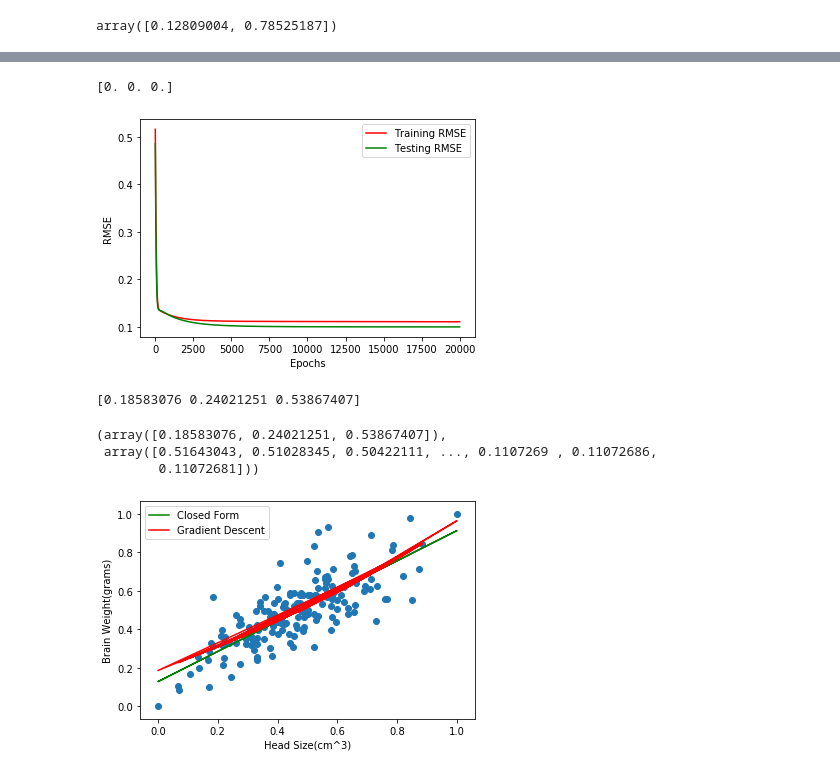
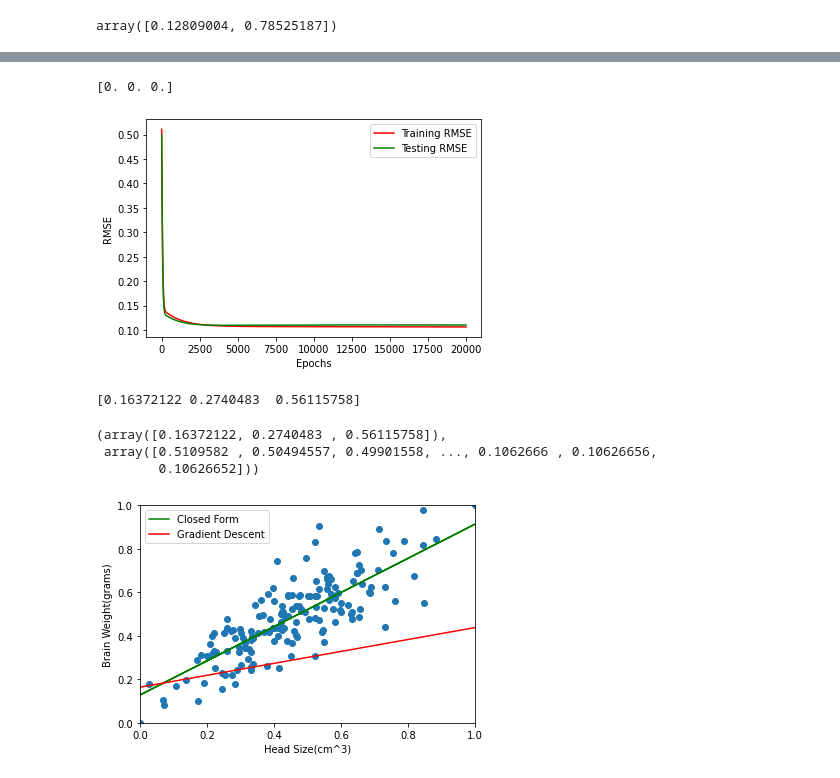
Before and after one commit to himansingh241/Sem6, a Jupyter notebook: ml/ridgeRegression.ipynb, the cells around one changed output, grey strips where cells are left out. Saved outputs shown, nothing was run; the diff lists cells and outputs as text; code cells hidden in the pictures.

```diff
--- a/ml/ridgeRegression.ipynb
+++ b/ml/ridgeRegression.ipynb
@@ -90,7 +52,8 @@ def gradientDescent(X_train, X_test, y_train, y_test, alpha, epochs, lmb):
     it = np.arange(epochs)
     for i in range(epochs):
         pred = np.dot(X_train, theta)
-        theta = theta - (1 / m) * alpha * ((X_train.T@(pred - y_train)) + (lmb * np.square(theta)))
+        theta[1:] = theta[1:] - (1 / m) * alpha * ((X_train[:, 1:].T@(pred - y_train)) + (lmb * theta[1:]))
+        theta[0] = theta[0] - (1 / m) * alpha * ((X_train[:, 0].T@(pred - y_train)))
         rmse_train[i] = cost_func(theta, X_train, y_train)
         rmse_test[i] = cost_func(theta, X_test, y_test)
     plt.plot(it, rmse_train, c='red', label='Training RMSE')
@@ -105,38 +68,33 @@ def gradientDescent(X_train, X_test, y_train, y_test, alpha, epochs, lmb):
 theta, rmse_train, rmse_test = gradientDescent(X_train, X_test, y_train, y_test, 0.01, 20000, 0)
 # %% [output]
 [0. 0. 0.]
-[figure, old version]
+[figure, new version]
-[0.18583076 0.24021251 0.53867407]
+[0.16372122 0.2740483  0.56115758]
 # %%
 theta, rmse_train
 # %% [output]
-(array([0.18583076, 0.24021251, 0.53867407]),
- array([0.51643043, 0.51028345, 0.50422111, ..., 0.1107269 , 0.11072686,
-        0.11072681]))
+(array([0.16372122, 0.2740483 , 0.56115758]),
+ array([0.5109582 , 0.50494557, 0.49901558, ..., 0.1062666 , 0.10626656,
+        0.10626652]))
 # %%
-X_train1 = X_train[:, -1]
-y_pred1 = theta1[0] + theta1[1] * X_train1
-y_pred = X_train @ theta
-
-# max_y_pred = np.max(y_pred) + 100
-# min_y_pred = np.min(y_pred) - 100
-# y_pred = np.linspace(min_y_pred, max_y_pred, 1000)
+max_x = np.max(X_train[:, 1]) + 100
+min_x = np.min(X_train[:, 1]) - 100
+X_train1 = np.linspace(min_x, max_x, 1000)
 
 X_train = X_train[:, -1]
+y_pred1 = theta1[0] + theta1[1] * X_train
+y_pred = theta[0] + theta[1] * X_train1
+
 plt.scatter(X_train, y_train)
-
-# print(X_train.shape(), y_pred.shape())
-
 plt.plot(X_train, y_pred1, c='green', label='Closed Form')
 
-# max_x = np.max(X_train) + 100
-# min_x = np.min(X_train) - 100
-# X_train = np.linspace(min_x, max_x, 1000)
 
-plt.plot(X_train, y_pred, label='Gradient Descent', c='red')
+plt.plot(X_train1, y_pred, label='Gradient Descent', c='red')
 plt.xlabel('Head Size(cm^3)')
 plt.ylabel('Brain Weight(grams)')
 plt.legend()
+plt.ylim(0, 1)
+plt.xlim(0, 1)
 plt.show()
 # %% [output]
-[figure, old version]
+[figure, new version]
```
Also changed, not shown: parts of 2 cells of this notebook.
